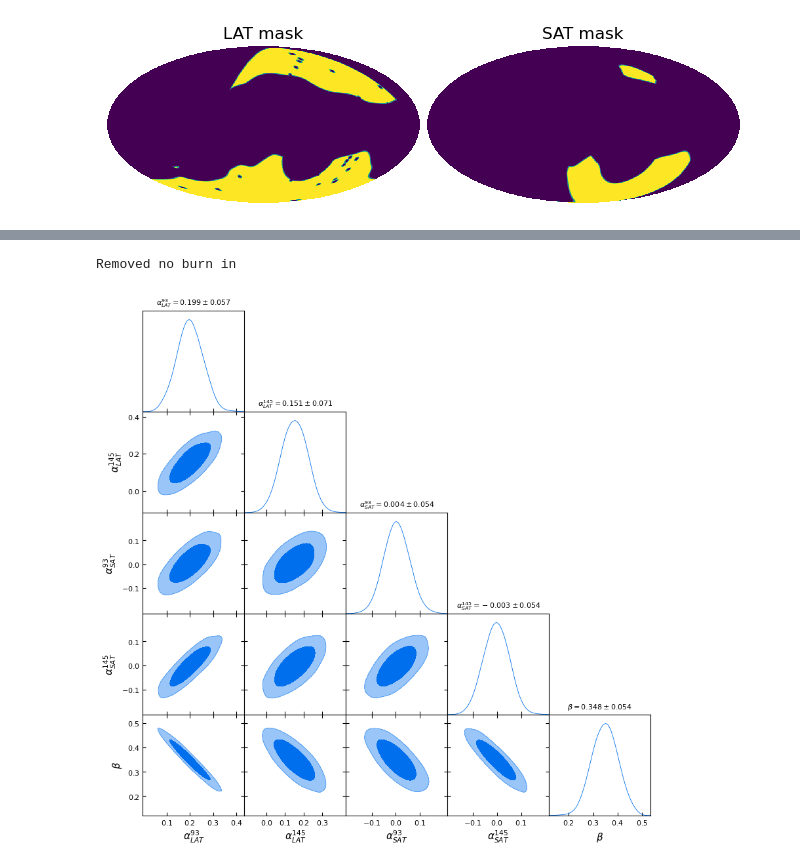
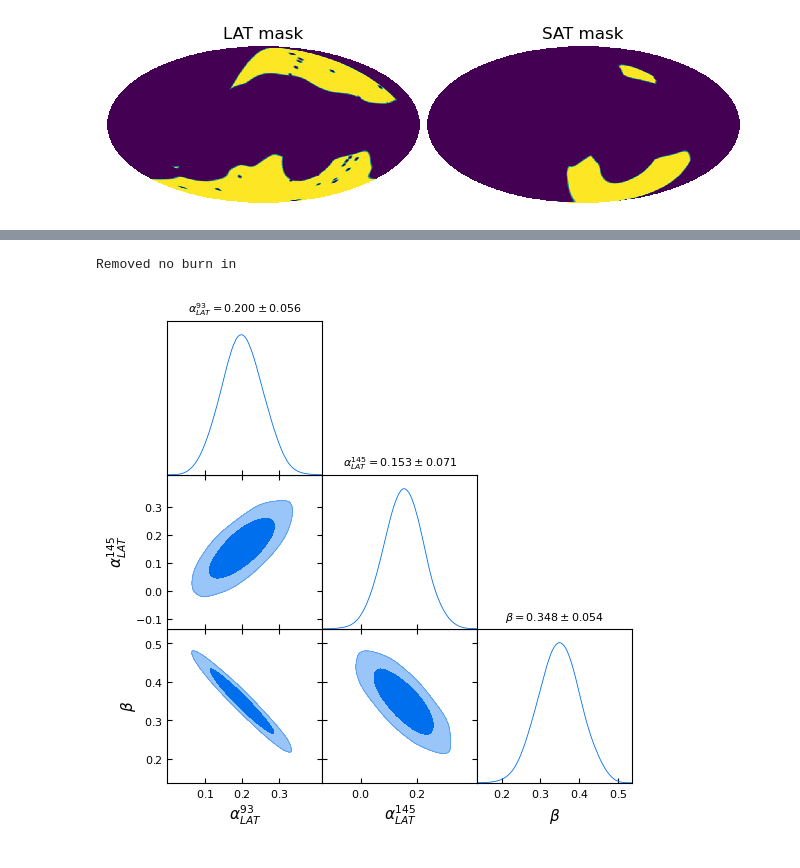
Before and after one commit to antolonappan/cobi, a Jupyter notebook: examples/simulations/calibration.ipynb, the cells around one changed output, grey strips where cells are left out. Saved outputs shown, nothing was run; the diff lists cells and outputs as text; code cells hidden in the pictures.

```diff
--- a/examples/simulations/calibration.ipynb
+++ b/examples/simulations/calibration.ipynb
@@ -27,8 +27,8 @@ cb_model = "iso"
 beta = 0.35
 nc = 'TOD'
 alpha_lat = [0.2,0.2]
-alpha_lat_err = 0.1
-alpha_sat_err = 0.07
+alpha_lat_err = 0.2
+alpha_sat_err = 0.1
 # %%
 lat = LATskyC(libdir, nside, cb_model, beta, alpha=alpha_lat,alpha_err=alpha_lat_err, bandpass=True,verbose=True,nsplits=2,noise_model=nc)
 # %% [output]
@@ -71,6 +92,6 @@ INFO:CMB:Isotropic(constant) cosmic birefringence model selected
 [figure]
 # %%
-c.plot_getdist(100,1000,avoid_sat=False,beta_only=False)
+c.plot_getdist(100,1000,avoid_sat=True,beta_only=False,rerun=False)
 # %% [output]
 Removed no burn in
-[figure, old version]
+[figure, new version]
```
Also changed, not shown: parts of 3 cells of this notebook, 4 other files.
